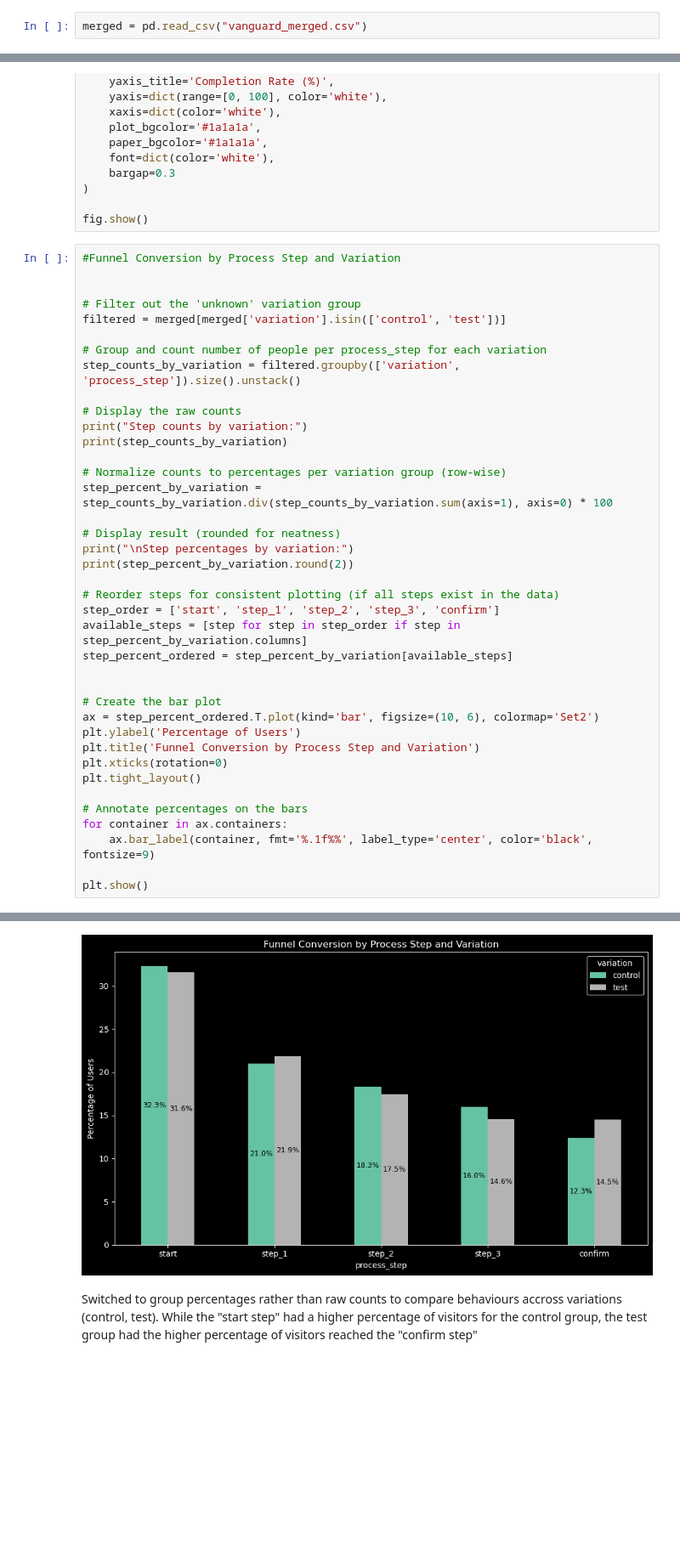
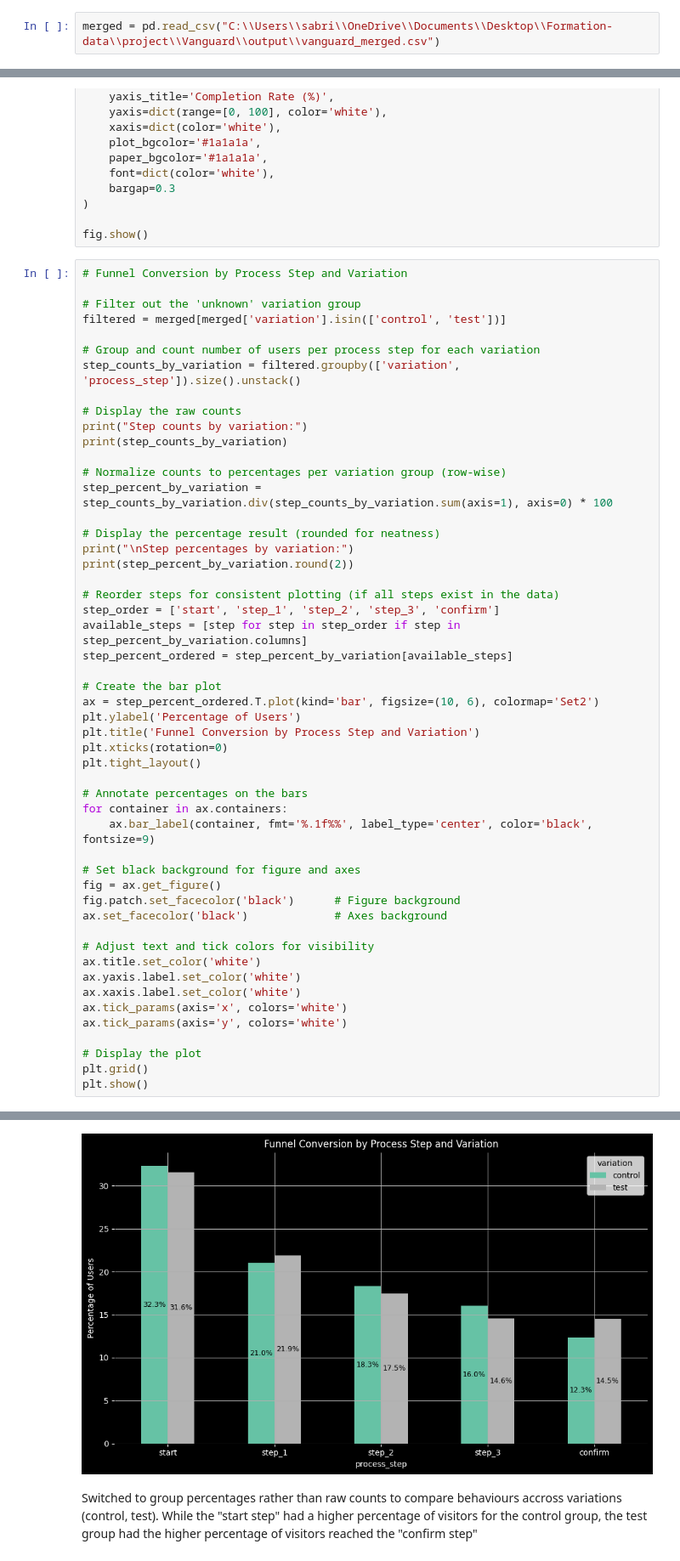
Before and after one commit to bluenightx/-vanguard-ab-test-project-, a Jupyter notebook: scr/python/KPI.ipynb, the cells around one changed output, grey strips where cells are left out. Shown at 85% size. Cells and saved outputs as stored; diff of their text form; blank space fills up the shorter version.

```diff
--- a/scr/python/KPI.ipynb
+++ b/scr/python/KPI.ipynb
@@ -7,7 +7,7 @@ import matplotlib.pyplot as plt
 # %% [markdown]
 * *KPI/METRICS: Completion Rate: The proportion of users who reach the final ‘confirm’ step.*
 # %%
-merged = pd.read_csv("vanguard_merged.csv")
+merged = pd.read_csv("C:\\Users\\sabri\\OneDrive\\Documents\\Desktop\\Formation-data\\project\\Vanguard\\output\\vanguard_merged.csv")
 # %%
 # Filter out 'unknown' variation
 filtered = merged[merged['variation'].isin(['control', 'test'])]
@@ -93,13 +93,12 @@ fig.update_layout(
 
 fig.show()
 # %%
-#Funnel Conversion by Process Step and Variation
-
+# Funnel Conversion by Process Step and Variation
 
 # Filter out the 'unknown' variation group
 filtered = merged[merged['variation'].isin(['control', 'test'])]
 
-# Group and count number of people per process_step for each variation
+# Group and count number of users per process step for each variation
 step_counts_by_variation = filtered.groupby(['variation', 'process_step']).size().unstack()
 
 # Display the raw counts
@@ -109,41 +108,54 @@ print(step_counts_by_variation)
 # Normalize counts to percentages per variation group (row-wise)
 step_percent_by_variation = step_counts_by_variation.div(step_counts_by_variation.sum(axis=1), axis=0) * 100
 
-# Display result (rounded for neatness)
+# Display the percentage result (rounded for neatness)
 print("\nStep percentages by variation:")
 print(step_percent_by_variation.round(2))
 
 # Reorder steps for consistent plotting (if all steps exist in the data)
 step_order = ['start', 'step_1', 'step_2', 'step_3', 'confirm']
 available_steps = [step for step in step_order if step in step_percent_by_variation.columns]
 step_percent_ordered = step_percent_by_variation[available_steps]
-
 
 # Create the bar plot
 ax = step_percent_ordered.T.plot(kind='bar', figsize=(10, 6), colormap='Set2')
 plt.ylabel('Percentage of Users')
 plt.title('Funnel Conversion by Process Step and Variation')
 plt.xticks(rotation=0)
 plt.tight_layout()
 
 # Annotate percentages on the bars
 for container in ax.containers:
     ax.bar_label(container, fmt='%.1f%%', label_type='center', color='black', fontsize=9)
 
+# Set black background for figure and axes
+fig = ax.get_figure()
+fig.patch.set_facecolor('black')      # Figure background
+ax.set_facecolor('black')             # Axes background
+
+# Adjust text and tick colors for visibility
+ax.title.set_color('white')
+ax.yaxis.label.set_color('white')
+ax.xaxis.label.set_color('white')
+ax.tick_params(axis='x', colors='white')
+ax.tick_params(axis='y', colors='white')
+
+# Display the plot
+plt.grid()
 plt.show()
 # %% [output]
 Step counts by variation:
 process_step  confirm  start  step_1  step_2  step_3
 variation
 control         17315  45320   29505   25742   22476
 test            25571  55707   38619   30865   25733
 
 Step percentages by variation:
 process_step  confirm  start  step_1  step_2  step_3
 variation
 control         12.34  32.29   21.02   18.34   16.01
 test            14.49  31.56   21.88   17.49   14.58
-[figure, old version]
+[figure, new version]
 # %% [markdown]
 Switched to group percentages rather than raw counts to compare behaviours accross variations (control, test).
 While the "start step" had a higher percentage of visitors for the control group, the test group had the higher percentage of visitors reached the "confirm step"
```
Also changed, not shown: parts of 3 cells of this notebook.
